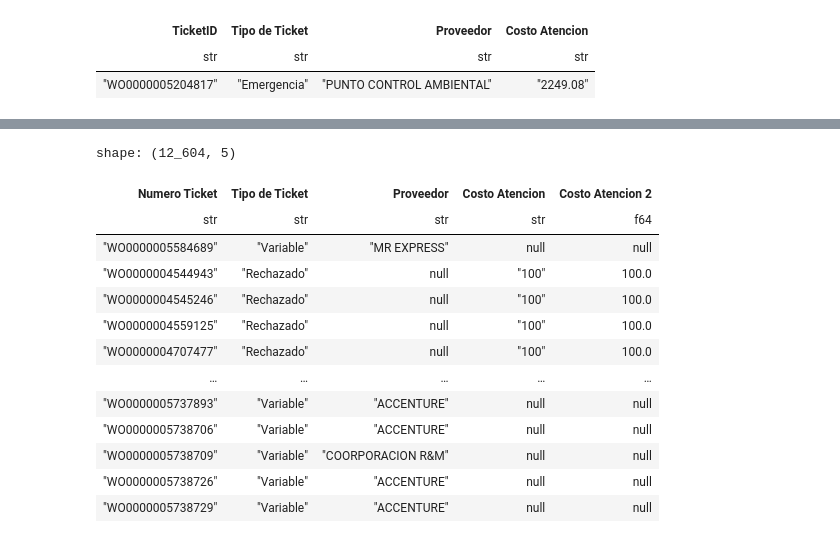
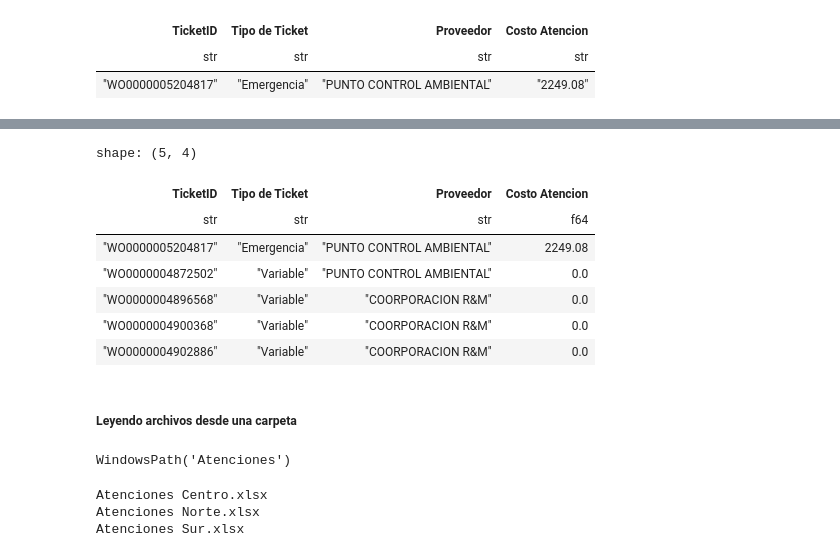
Before and after one commit to CarlosDavila310/Python_ETL_E3, a Jupyter notebook: Proceso_ETL.ipynb, the cells around one changed output, grey strips where cells are left out. Cells and saved outputs as stored; diff of their text form; code cells hidden in the pictures.

Commit message:
Transformando Atenciones

```diff
--- a/Proceso_ETL.ipynb
+++ b/Proceso_ETL.ipynb
@@ -357,7 +373,7 @@ shape: (1, 4)
 | str | str | str | str |
 | "WO0000005204817" | "Emergencia" | "PUNTO CONTROL AMBIENTAL" | "2249.08" |
 # %%
-dataAtenciones.filter(
+dataAtenciones=dataAtenciones.filter(
     (pl.col('Costo Atencion').str.contains(',')) | (pl.col('Costo Atencion').is_in(["COSTO CERO","SIN COSTO"]))
 ).select(
     pl.col('Numero Ticket').alias('TicketID'),
@@ -390,21 +391,19 @@ def texto_a_decimal(valor):
         return None
 # %%
 #Aplicando la función
-dataAtenciones.with_columns(
-    pl.col('Costo Atencion').map_elements(texto_a_decimal, return_dtype=float).alias('Costo Atencion 2')
+dataAtenciones=dataAtenciones.with_columns(
+    pl.col('Costo Atencion').map_elements(texto_a_decimal, return_dtype=float).alias('Costo Atencion')
 )
+
+dataAtenciones.head()
 # %% [output]
-shape: (12_604, 5)
+shape: (5, 4)
-| Numero Ticket | Tipo de Ticket | Proveedor | Costo Atencion | Costo Atencion 2 |
-| str | str | str | str | f64 |
-| "WO0000005584689" | "Variable" | "MR EXPRESS" | null | null |
-| "WO0000004544943" | "Rechazado" | null | "100" | 100.0 |
-| "WO0000004545246" | "Rechazado" | null | "100" | 100.0 |
-| "WO0000004559125" | "Rechazado" | null | "100" | 100.0 |
-| "WO0000004707477" | "Rechazado" | null | "100" | 100.0 |
-| … | … | … | … | … |
-| "WO0000005737893" | "Variable" | "ACCENTURE" | null | null |
-| "WO0000005738706" | "Variable" | "ACCENTURE" | null | null |
-| "WO0000005738709" | "Variable" | "COORPORACION R&M" | null | null |
-| "WO0000005738726" | "Variable" | "ACCENTURE" | null | null |
-| "WO0000005738729" | "Variable" | "ACCENTURE" | null | null |
+| TicketID | Tipo de Ticket | Proveedor | Costo Atencion |
+| str | str | str | f64 |
+| "WO0000005204817" | "Emergencia" | "PUNTO CONTROL AMBIENTAL" | 2249.08 |
+| "WO0000004872502" | "Variable" | "PUNTO CONTROL AMBIENTAL" | 0.0 |
+| "WO0000004896568" | "Variable" | "COORPORACION R&M" | 0.0 |
+| "WO0000004900368" | "Variable" | "COORPORACION R&M" | 0.0 |
+| "WO0000004902886" | "Variable" | "COORPORACION R&M" | 0.0 |
+# %% [markdown]
+##### Leyendo archivos desde una carpeta
@@ -410,0 +412,15 @@ shape: (12_604, 5)
+# %%
+rutaCarpeta=Path('./Atenciones')
+rutaCarpeta
+# %% [output]
+WindowsPath('Atenciones')
+# %%
+#Archivos de la carpeta
+archivos=list(rutaCarpeta.glob('*.xlsx'))
+
+for archivo in archivos:
+    print(archivo.name)
+# %% [output]
+Atenciones Centro.xlsx
+Atenciones Norte.xlsx
+Atenciones Sur.xlsx
```
Also changed, not shown: parts of 10 cells of this notebook.
